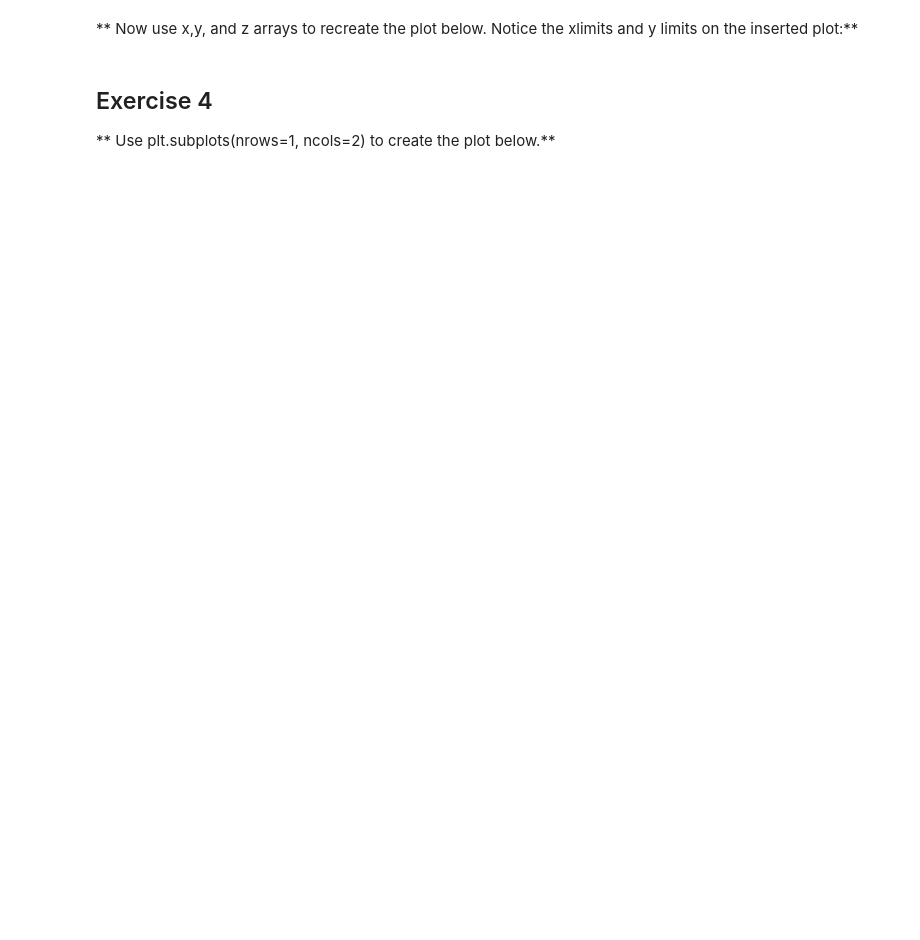
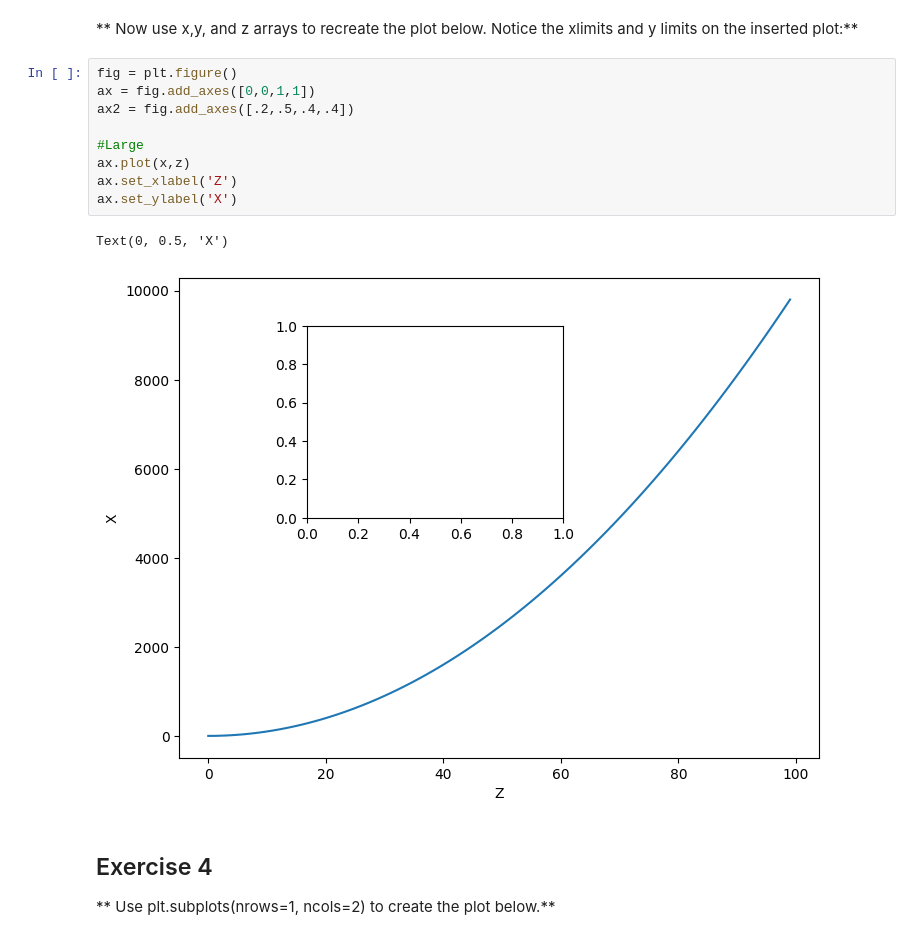
Before and after one commit to 130-SanaAsif/Data-Analysis, a Jupyter notebook: python basics and advanced/02-Matplotlib Exercises.ipynb, the cells around one changed output. Drawn from its saved outputs; the diff is of its cells as text; blank space fills up the shorter version.

```diff
--- a/python basics and advanced/02-Matplotlib Exercises.ipynb
+++ b/python basics and advanced/02-Matplotlib Exercises.ipynb
@@ -71,5 +78,17 @@ ax2.plot(x,y,'green')
 # %% [markdown]
 ** Now use x,y, and z arrays to recreate the plot below. Notice the xlimits and y limits on the inserted plot:**
+# %%
+fig = plt.figure()
+ax = fig.add_axes([0,0,1,1])
+ax2 = fig.add_axes([.2,.5,.4,.4])
+
+#Large
+ax.plot(x,z)
+ax.set_xlabel('Z')
+ax.set_ylabel('X')
+# %% [output]
+Text(0, 0.5, 'X')
+[figure, added]
 # %% [markdown]
 ## Exercise 4
 
```
Also changed, not shown: parts of 4 cells of this notebook, 5 other files.
